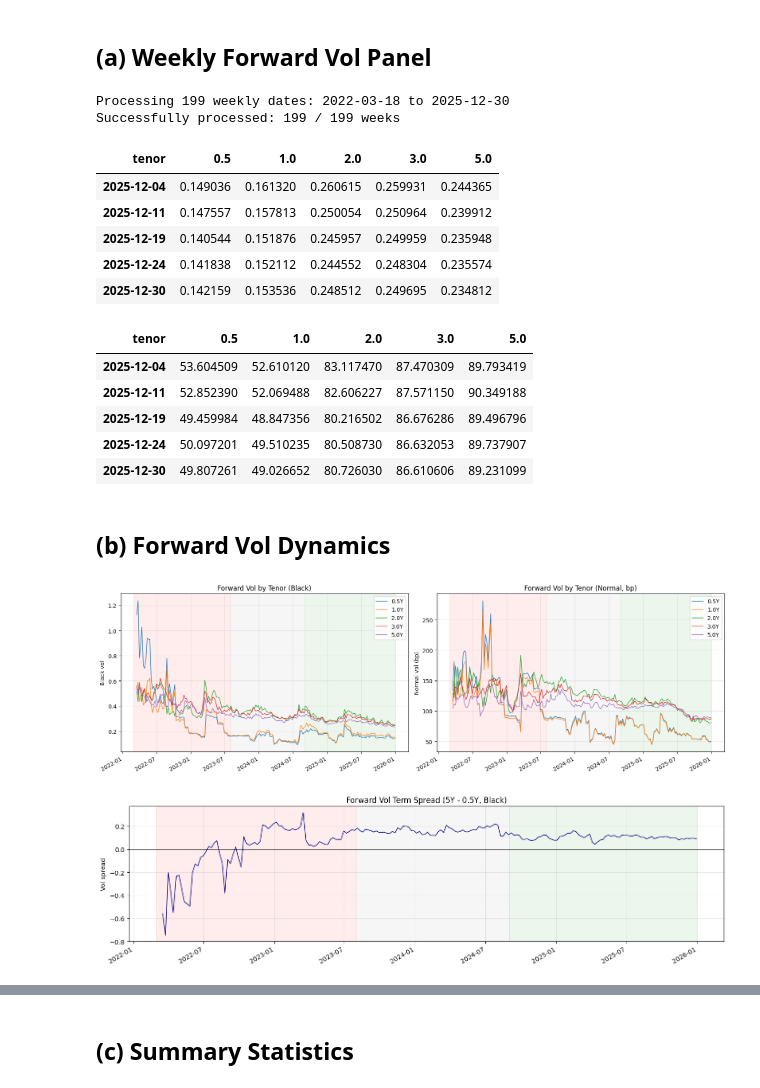
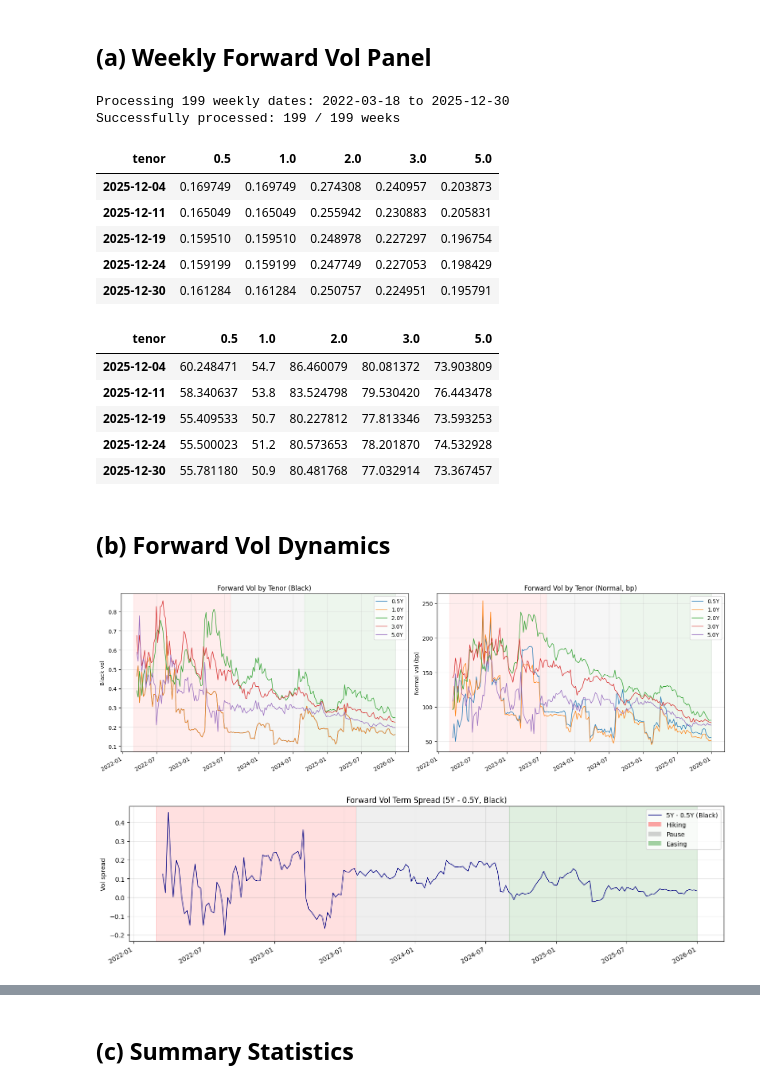
Before and after one commit to y3y-tech/Forward_Volatility_From_SOFR_Cap, a Jupyter notebook: submission.ipynb, the cells around one changed output, grey strips where cells are left out. Cells and saved outputs as stored; diff of their text form; code cells hidden in the pictures.

```diff
--- a/submission.ipynb
+++ b/submission.ipynb
@@ -150,7 +150,8 @@ def bootstrapping(cap_vols, SOFR_swaps):
 
     quarterly_vols = pd.Series(index = np.arange(0.5, 10.25, 0.25))
     quarterly_vols.loc[black_vols.keys()] = pd.Series(black_vols)
-    quarterly_vols = quarterly_vols.interpolate(method='index')
+    quarterly_vols = quarterly_vols.interpolate(method='index', limit_direction='both')
+
 
     cap_prices = {}
 
@@ -179,10 +180,18 @@ def bootstrapping(cap_vols, SOFR_swaps):
 
     caplet_prices = cap_prices.diff().dropna()
 
-
     forward_vols = bootstrap_forward_vols(cap_prices, forward_rates, discount_factors, K_simple, quarterly_vols)
 
-    return forward_vols
+    forward_rates_new = forward_rates.copy()
+    forward_rates_new.index = forward_rates_new.index.get_level_values(1).astype(float)
+
+    Boostrapped_Data = pd.DataFrame({
+    'flat_vol': quarterly_vols,
+    'spot_rate': quarterly_swaps,
+    'discount_factors': discount_factors,
+    'fwd_vols': forward_vols
+})
+    return pd.concat([Boostrapped_Data, forward_rates_new.rename("forward_rate")], axis=1)
 
 
 
@@ -259,9 +268,7 @@ def strip_forward_vols(curves, dt=0.25, notional=100):
 
 
 def process_date(date, cap_data, sofr_data):
-    curves = build_quarterly_curves(date, cap_data, sofr_data)
-    curves["fwd vols"] = strip_forward_vols(curves)
-    return curves
+    return bootstrapping(cap_vols = cap_data.loc[date], SOFR_swaps = sofr_data.loc[date])
 
 def assign_regime(date):
     if date < pd.Timestamp("2023-08-01"):
@@ -704,12 +706,12 @@ fwd_vol_normal = pd.DataFrame(index=weekly_dates, columns=KEY_TENORS, dtype=floa
 failures = []
 for date in weekly_dates:
     try:
-        curves = process_date(date, cap_data, sofr_data)
+        result = process_date(date, cap_data, sofr_data)
         for tenor in KEY_TENORS:
-            if tenor in curves.index:
-                fwd_vol_black.loc[date, tenor] = curves.loc[tenor, "fwd vols"]
+            if tenor in result.index:
+                fwd_vol_black.loc[date, tenor] = result.loc[tenor, "fwd_vols"]
                 fwd_vol_normal.loc[date, tenor] = (
-                    curves.loc[tenor, "fwd vols"] * curves.loc[tenor, "forwards"] * 10000
+                    result.loc[tenor, "fwd_vols"] * result.loc[tenor, "forward_rate"] * 10000
                 )
     except Exception as e:
         failures.append((date, str(e)))
@@ -729,17 +731,17 @@ display(fwd_vol_normal.dropna().tail())
 Processing 199 weekly dates: 2022-03-18 to 2025-12-30
 Successfully processed: 199 / 199 weeks
 | tenor | 0.5 | 1.0 | 2.0 | 3.0 | 5.0 |
-| 2025-12-04 | 0.149036 | 0.161320 | 0.260615 | 0.259931 | 0.244365 |
-| 2025-12-11 | 0.147557 | 0.157813 | 0.250054 | 0.250964 | 0.239912 |
-| 2025-12-19 | 0.140544 | 0.151876 | 0.245957 | 0.249959 | 0.235948 |
-| 2025-12-24 | 0.141838 | 0.152112 | 0.244552 | 0.248304 | 0.235574 |
-| 2025-12-30 | 0.142159 | 0.153536 | 0.248512 | 0.249695 | 0.234812 |
+| 2025-12-04 | 0.169749 | 0.169749 | 0.274308 | 0.240957 | 0.203873 |
+| 2025-12-11 | 0.165049 | 0.165049 | 0.255942 | 0.230883 | 0.205831 |
+| 2025-12-19 | 0.159510 | 0.159510 | 0.248978 | 0.227297 | 0.196754 |
+| 2025-12-24 | 0.159199 | 0.159199 | 0.247749 | 0.227053 | 0.198429 |
+| 2025-12-30 | 0.161284 | 0.161284 | 0.250757 | 0.224951 | 0.195791 |
 | tenor | 0.5 | 1.0 | 2.0 | 3.0 | 5.0 |
-| 2025-12-04 | 53.604509 | 52.610120 | 83.117470 | 87.470309 | 89.793419 |
-| 2025-12-11 | 52.852390 | 52.069488 | 82.606227 | 87.571150 | 90.349188 |
-| 2025-12-19 | 49.459984 | 48.847356 | 80.216502 | 86.676286 | 89.496796 |
-| 2025-12-24 | 50.097201 | 49.510235 | 80.508730 | 86.632053 | 89.737907 |
-| 2025-12-30 | 49.807261 | 49.026652 | 80.726030 | 86.610606 | 89.231099 |
+| 2025-12-04 | 60.248471 | 54.7 | 86.460079 | 80.081372 | 73.903809 |
+| 2025-12-11 | 58.340637 | 53.8 | 83.524798 | 79.530420 | 76.443478 |
+| 2025-12-19 | 55.409533 | 50.7 | 80.227812 | 77.813346 | 73.593253 |
+| 2025-12-24 | 55.500023 | 51.2 | 80.573653 | 78.201870 | 74.532928 |
+| 2025-12-30 | 55.781180 | 50.9 | 80.481768 | 77.032914 | 73.367457 |
 # %% [markdown]
 ## (b) Forward Vol Dynamics
 # %%
@@ -747,51 +749,61 @@ REGIMES = [
     (pd.Timestamp("2022-03-01"), pd.Timestamp("2023-07-31"), "red", "Hiking"),
     (pd.Timestamp("2023-08-01"), pd.Timestamp("2024-08-31"), "gray", "Pause"),
     (pd.Timestamp("2024-09-01"), pd.Timestamp("2025-12-31"), "green", "Easing"),
 ]
 
 fig, axes = plt.subplots(1, 2, figsize=(16, 5))
 
 ax = axes[0]
 for tenor in KEY_TENORS:
     fwd_vol_black[tenor].dropna().plot(ax=ax, label=f"{tenor}Y", linewidth=1)
 ax.set_title("Forward Vol by Tenor (Black)")
 ax.set_ylabel("Black vol")
 ax.legend()
 ax.grid(True, alpha=0.3)
 
 ax = axes[1]
 for tenor in KEY_TENORS:
     fwd_vol_normal[tenor].dropna().plot(ax=ax, label=f"{tenor}Y", linewidth=1)
 ax.set_title("Forward Vol by Tenor (Normal, bp)")
 ax.set_ylabel("Normal vol (bp)")
 ax.legend()
 ax.grid(True, alpha=0.3)
 
 for a in axes:
     for start, end, color, label in REGIMES:
         a.axvspan(start, end, alpha=0.07, color=color)
 
 plt.tight_layout()
+plt.legend()
 plt.show()
 # %% [output]
-[figure, old version]
+[figure, new version]
 # %%
+from matplotlib.patches import Patch
+
 fig, ax = plt.subplots(figsize=(14, 4))
 
 spread_black = fwd_vol_black[5.0] - fwd_vol_black[0.5]
-spread_black.dropna().plot(ax=ax, color="navy", linewidth=1)
+spread_black.dropna().plot(ax=ax, color="navy", linewidth=1, label="5Y - 0.5Y (Black)")
 ax.axhline(0, color="black", linewidth=0.5)
 ax.set_title("Forward Vol Term Spread (5Y - 0.5Y, Black)")
 ax.set_ylabel("Vol spread")
 ax.grid(True, alpha=0.3)
 
 for start, end, color, label in REGIMES:
-    ax.axvspan(start, end, alpha=0.07, color=color)
+    ax.axvspan(start, end, alpha=0.12, color=color)
+
+
+regime_handles = [Patch(facecolor=color, edgecolor="none", alpha=0.35, label=label)
+                  for _, _, color, label in REGIMES]
+
+line_handle = plt.Line2D([0], [0], color="navy", lw=1, label="5Y - 0.5Y (Black)")
+ax.legend(handles=[line_handle, *regime_handles], loc="upper right")
 
 plt.tight_layout()
 plt.show()
 # %% [output]
-[figure, old version]
+[figure, new version]
 # %% [markdown]
 **Discussion (Q2b):**
 
```
Also changed, not shown: parts of 9 cells of this notebook, 1 other file.
